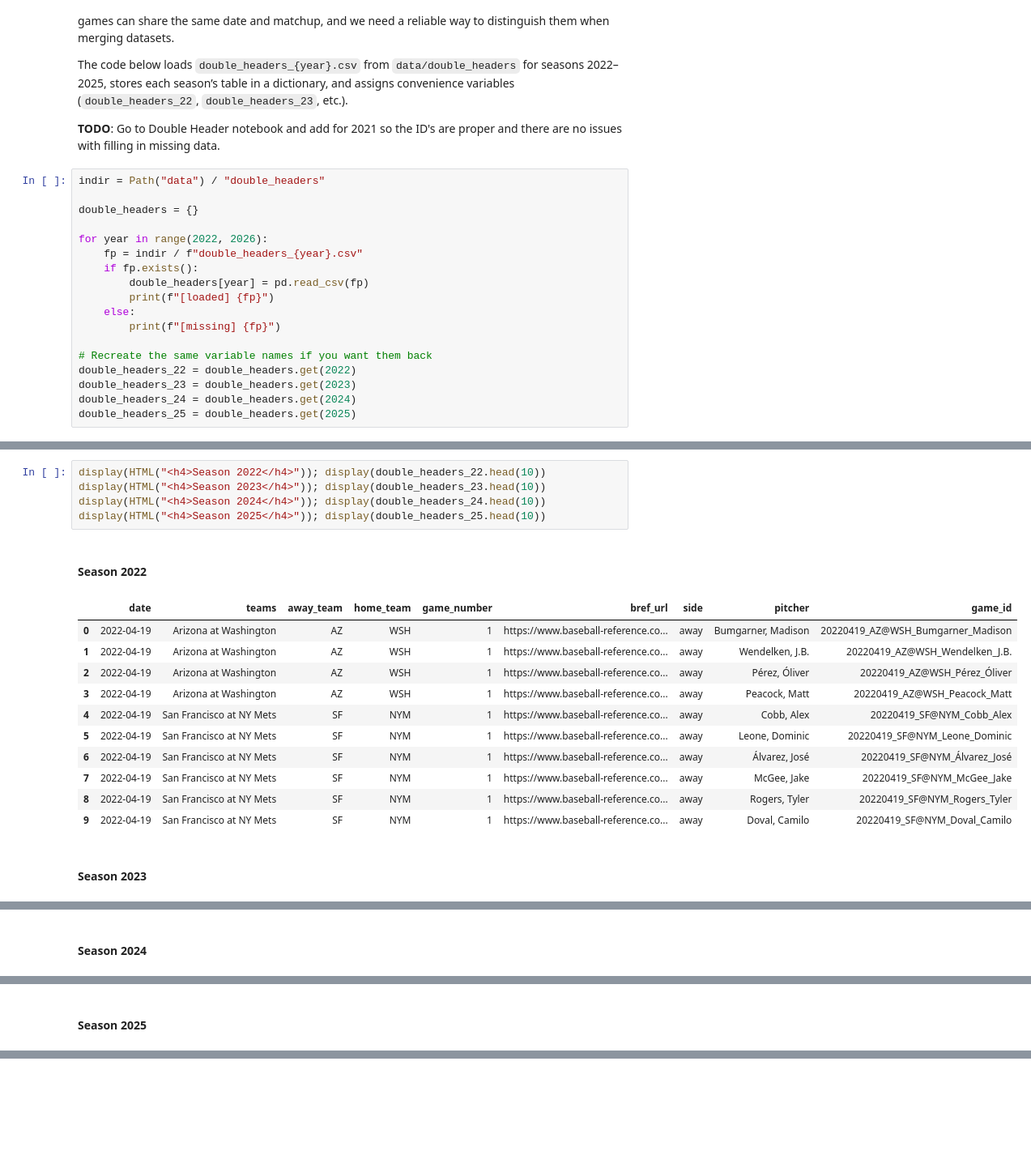
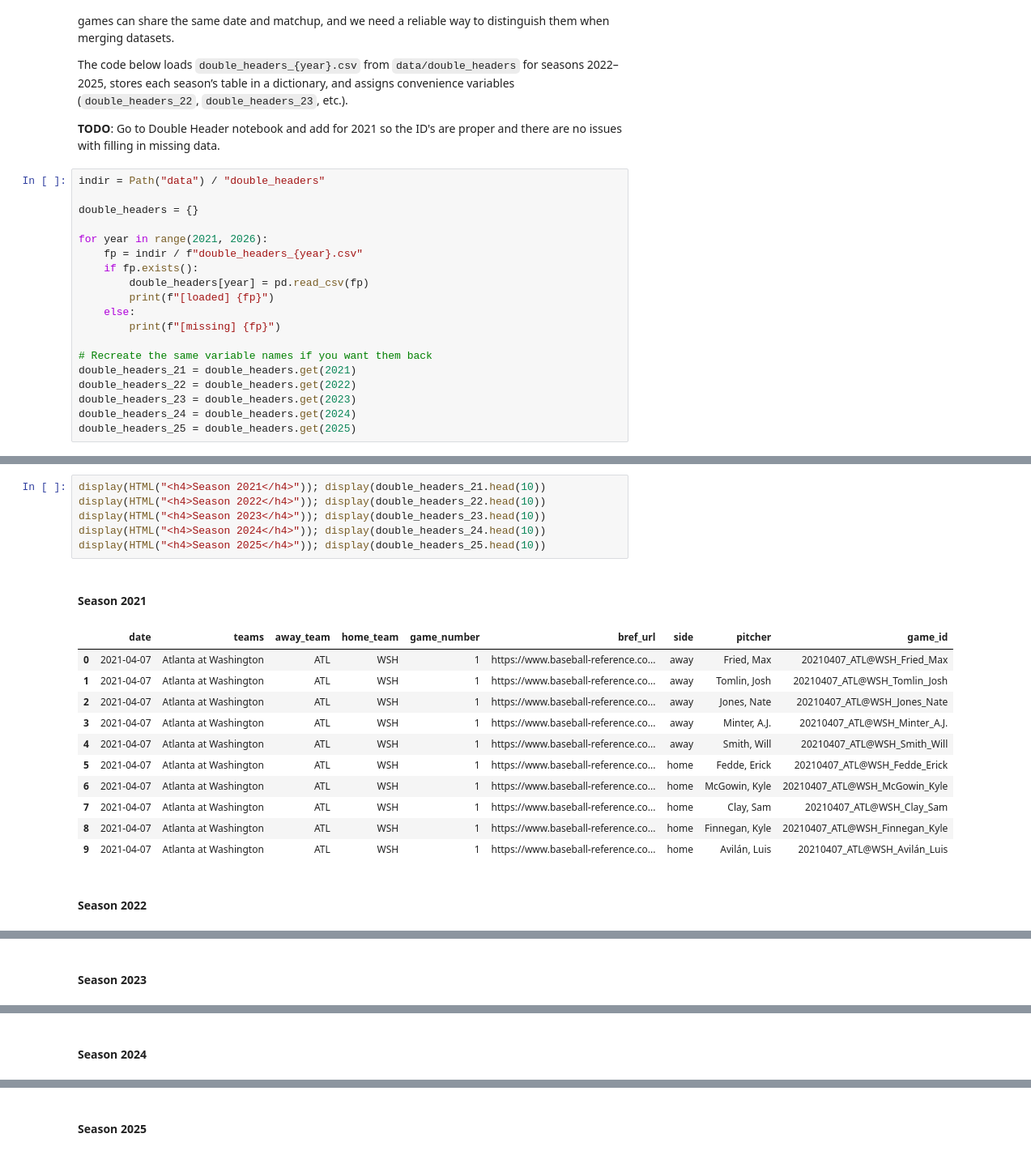
Before and after one commit to Sam-Gartenstein/mlb-win-prediction, a Jupyter notebook: Game Preprocessing.ipynb, the cells around one changed output, grey strips where cells are left out. Shown at 81% size. Saved outputs shown, nothing was run; the diff lists cells and outputs as text; blank space fills up the shorter version.

```diff
--- a/Game Preprocessing.ipynb
+++ b/Game Preprocessing.ipynb
@@ -360,7 +360,7 @@ indir = Path("data") / "double_headers"
 
 double_headers = {}
 
-for year in range(2022, 2026):
+for year in range(2021, 2026):
     fp = indir / f"double_headers_{year}.csv"
     if fp.exists():
         double_headers[year] = pd.read_csv(fp)
@@ -369,6 +369,7 @@ for year in range(2022, 2026):
         print(f"[missing] {fp}")
 
 # Recreate the same variable names if you want them back
+double_headers_21 = double_headers.get(2021)
 double_headers_22 = double_headers.get(2022)
 double_headers_23 = double_headers.get(2023)
 double_headers_24 = double_headers.get(2024)
@@ -379,22 +381,23 @@ double_headers_25 = double_headers.get(2025)
 [loaded] data/double_headers/double_headers_2024.csv
 [loaded] data/double_headers/double_headers_2025.csv
 # %%
+display(HTML("<h4>Season 2021</h4>")); display(double_headers_21.head(10))
 display(HTML("<h4>Season 2022</h4>")); display(double_headers_22.head(10))
 display(HTML("<h4>Season 2023</h4>")); display(double_headers_23.head(10))
 display(HTML("<h4>Season 2024</h4>")); display(double_headers_24.head(10))
 display(HTML("<h4>Season 2025</h4>")); display(double_headers_25.head(10))
 # %% [output]
-Season 2022
+Season 2021
 |  | date | teams | away_team | home_team | game_number | bref_url | side | pitcher | game_id |
-| 0 | 2022-04-19 | Arizona at Washington | AZ | WSH | 1 | https://www.baseball-reference.co... | away | Bumgarner, Madison | 20220419_AZ@WSH_Bumgarner_Madison |
-| 1 | 2022-04-19 | Arizona at Washington | AZ | WSH | 1 | https://www.baseball-reference.co... | away | Wendelken, J.B. | 20220419_AZ@WSH_Wendelken_J.B. |
-| 2 | 2022-04-19 | Arizona at Washington | AZ | WSH | 1 | https://www.baseball-reference.co... | away | Pérez, Óliver | 20220419_AZ@WSH_Pérez_Óliver |
-| 3 | 2022-04-19 | Arizona at Washington | AZ | WSH | 1 | https://www.baseball-reference.co... | away | Peacock, Matt | 20220419_AZ@WSH_Peacock_Matt |
-| 4 | 2022-04-19 | San Francisco at NY Mets | SF | NYM | 1 | https://www.baseball-reference.co... | away | Cobb, Alex | 20220419_SF@NYM_Cobb_Alex |
-| 5 | 2022-04-19 | San Francisco at NY Mets | SF | NYM | 1 | https://www.baseball-reference.co... | away | Leone, Dominic | 20220419_SF@NYM_Leone_Dominic |
-| 6 | 2022-04-19 | San Francisco at NY Mets | SF | NYM | 1 | https://www.baseball-reference.co... | away | Álvarez, José | 20220419_SF@NYM_Álvarez_José |
-| 7 | 2022-04-19 | San Francisco at NY Mets | SF | NYM | 1 | https://www.baseball-reference.co... | away | McGee, Jake | 20220419_SF@NYM_McGee_Jake |
-| 8 | 2022-04-19 | San Francisco at NY Mets | SF | NYM | 1 | https://www.baseball-reference.co... | away | Rogers, Tyler | 20220419_SF@NYM_Rogers_Tyler |
-| 9 | 2022-04-19 | San Francisco at NY Mets | SF | NYM | 1 | https://www.baseball-reference.co... | away | Doval, Camilo | 20220419_SF@NYM_Doval_Camilo |
+| 0 | 2021-04-07 | Atlanta at Washington | ATL | WSH | 1 | https://www.baseball-reference.co... | away | Fried, Max | 20210407_ATL@WSH_Fried_Max |
+| 1 | 2021-04-07 | Atlanta at Washington | ATL | WSH | 1 | https://www.baseball-reference.co... | away | Tomlin, Josh | 20210407_ATL@WSH_Tomlin_Josh |
+| 2 | 2021-04-07 | Atlanta at Washington | ATL | WSH | 1 | https://www.baseball-reference.co... | away | Jones, Nate | 20210407_ATL@WSH_Jones_Nate |
+| 3 | 2021-04-07 | Atlanta at Washington | ATL | WSH | 1 | https://www.baseball-reference.co... | away | Minter, A.J. | 20210407_ATL@WSH_Minter_A.J. |
+| 4 | 2021-04-07 | Atlanta at Washington | ATL | WSH | 1 | https://www.baseball-reference.co... | away | Smith, Will | 20210407_ATL@WSH_Smith_Will |
+| 5 | 2021-04-07 | Atlanta at Washington | ATL | WSH | 1 | https://www.baseball-reference.co... | home | Fedde, Erick | 20210407_ATL@WSH_Fedde_Erick |
+| 6 | 2021-04-07 | Atlanta at Washington | ATL | WSH | 1 | https://www.baseball-reference.co... | home | McGowin, Kyle | 20210407_ATL@WSH_McGowin_Kyle |
+| 7 | 2021-04-07 | Atlanta at Washington | ATL | WSH | 1 | https://www.baseball-reference.co... | home | Clay, Sam | 20210407_ATL@WSH_Clay_Sam |
+| 8 | 2021-04-07 | Atlanta at Washington | ATL | WSH | 1 | https://www.baseball-reference.co... | home | Finnegan, Kyle | 20210407_ATL@WSH_Finnegan_Kyle |
+| 9 | 2021-04-07 | Atlanta at Washington | ATL | WSH | 1 | https://www.baseball-reference.co... | home | Avilán, Luis | 20210407_ATL@WSH_Avilán_Luis |
-Season 2023
+Season 2022
 |  | date | teams | away_team | home_team | game_number | bref_url | side | pitcher | game_id |
@@ -411,2 +414,2 @@ Season 2023
-Season 2024
+Season 2023
 |  | date | teams | away_team | home_team | game_number | bref_url | side | pitcher | game_id |
@@ -423,2 +426,2 @@ Season 2024
-Season 2025
+Season 2024
 |  | date | teams | away_team | home_team | game_number | bref_url | side | pitcher | game_id |
@@ -434,0 +438 @@ Season 2025
+Season 2025
```
Also changed, not shown: parts of 41 cells of this notebook.
